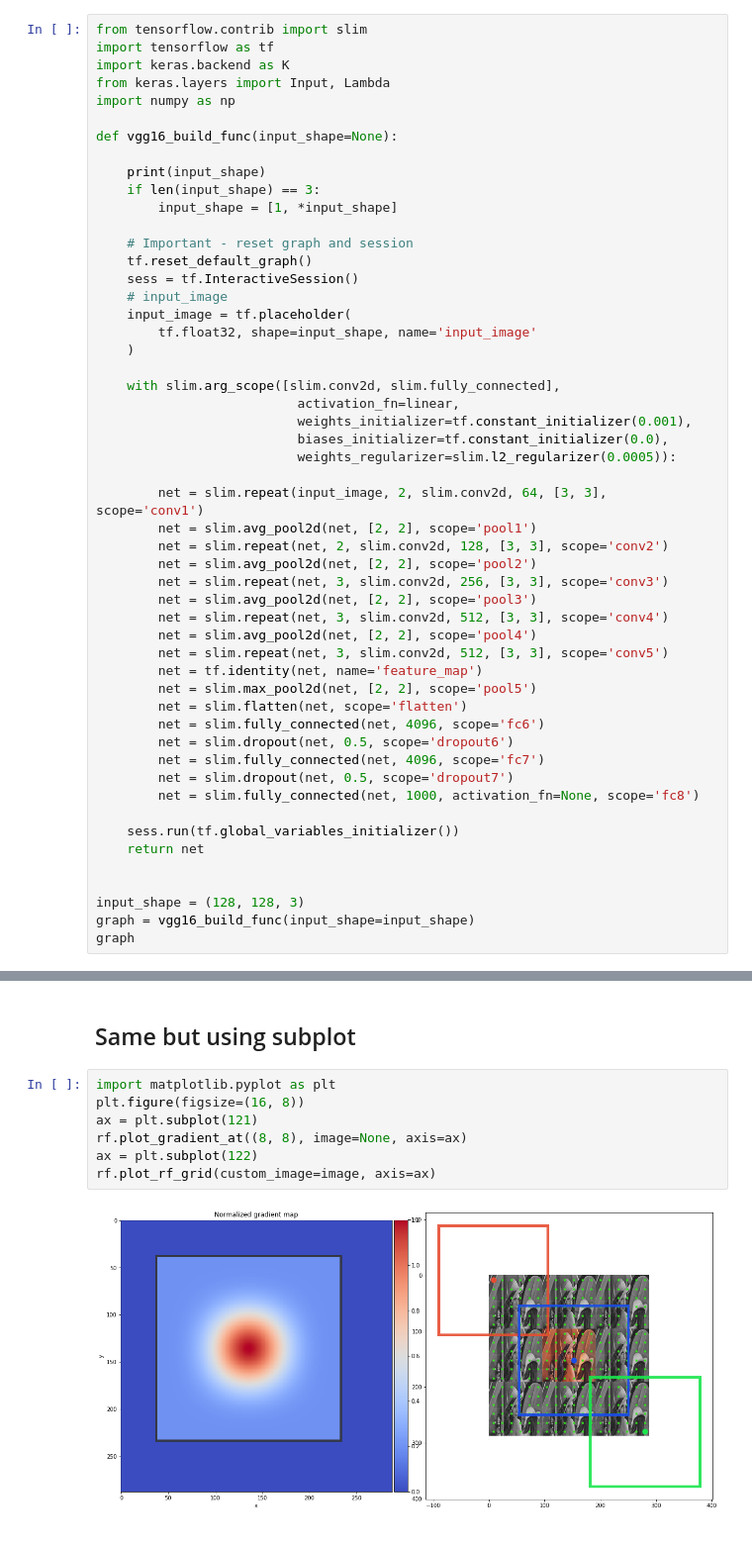
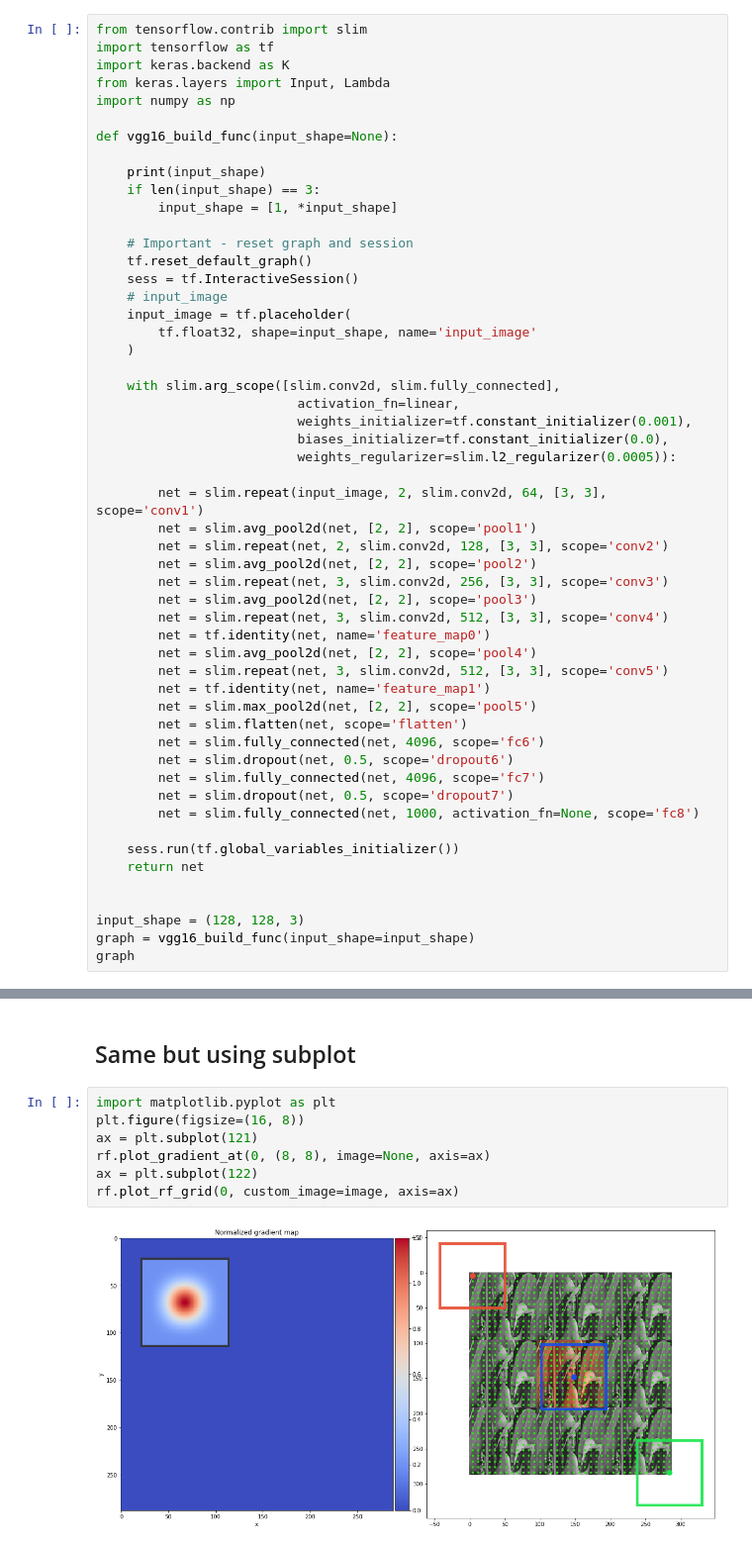
Before and after one commit to shelfwise/receptivefield, a Jupyter notebook: notebooks/tensorflow_api.ipynb, the cells around one changed output, grey strips where cells are left out. Shown at 99% size. Drawn from its saved outputs; the diff is of its cells as text.

```diff
--- a/notebooks/tensorflow_api.ipynb
+++ b/notebooks/tensorflow_api.ipynb
@@ -45,9 +45,10 @@ def vgg16_build_func(input_shape=None):
         net = slim.repeat(net, 3, slim.conv2d, 256, [3, 3], scope='conv3')
         net = slim.avg_pool2d(net, [2, 2], scope='pool3')
         net = slim.repeat(net, 3, slim.conv2d, 512, [3, 3], scope='conv4')
+        net = tf.identity(net, name='feature_map0')
         net = slim.avg_pool2d(net, [2, 2], scope='pool4')
         net = slim.repeat(net, 3, slim.conv2d, 512, [3, 3], scope='conv5')
-        net = tf.identity(net, name='feature_map')
+        net = tf.identity(net, name='feature_map1')
         net = slim.max_pool2d(net, [2, 2], scope='pool5')
         net = slim.flatten(net, scope='flatten')
         net = slim.fully_connected(net, 4096, scope='fc6')
@@ -119,9 +130,9 @@ plt.savefig("../img/demo_tf_rf_debug.jpg", dpi=128)
 # %%
 import matplotlib.pyplot as plt
 plt.figure(figsize=(16, 8))
 ax = plt.subplot(121)
-rf.plot_gradient_at((8, 8), image=None, axis=ax)
+rf.plot_gradient_at(0, (8, 8), image=None, axis=ax)
 ax = plt.subplot(122)
-rf.plot_rf_grid(custom_image=image, axis=ax)
+rf.plot_rf_grid(0, custom_image=image, axis=ax)
 # %% [output]
-[figure, old version]
+[figure, new version]
```
Also changed, not shown: parts of 7 cells of this notebook, 5 other files.
